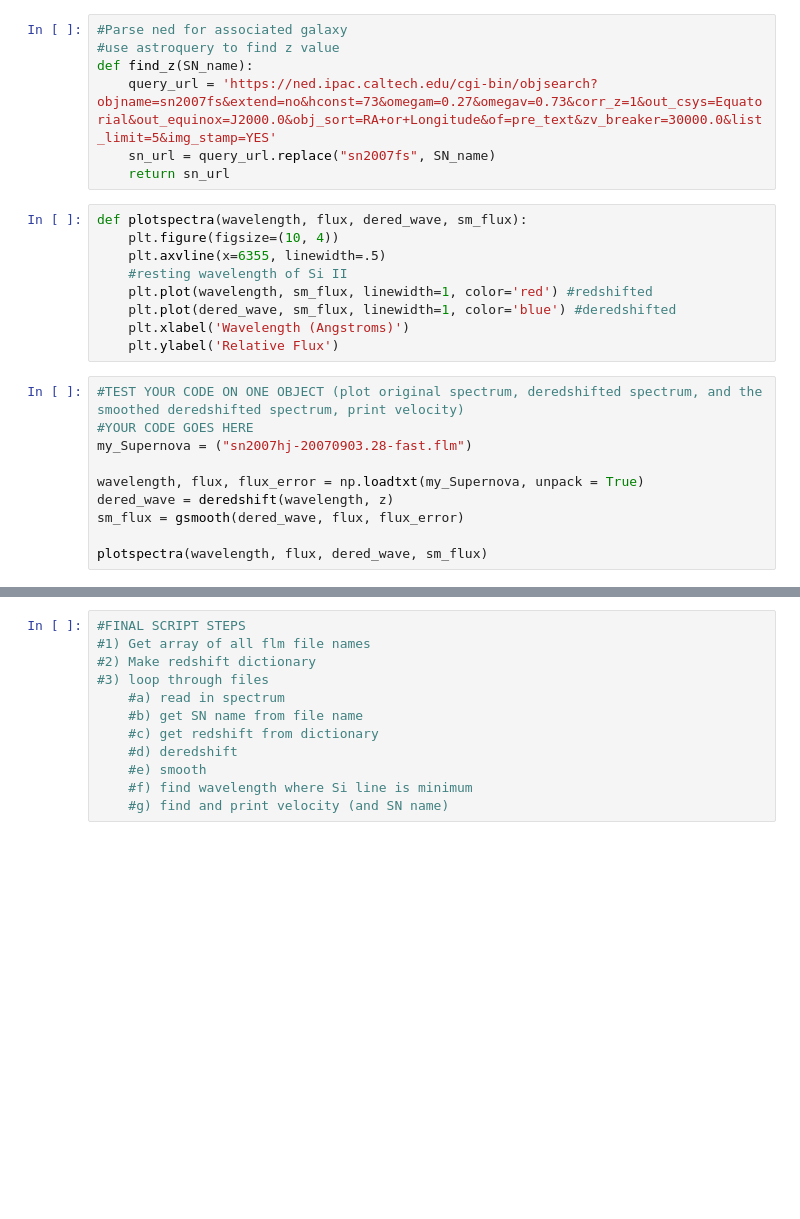
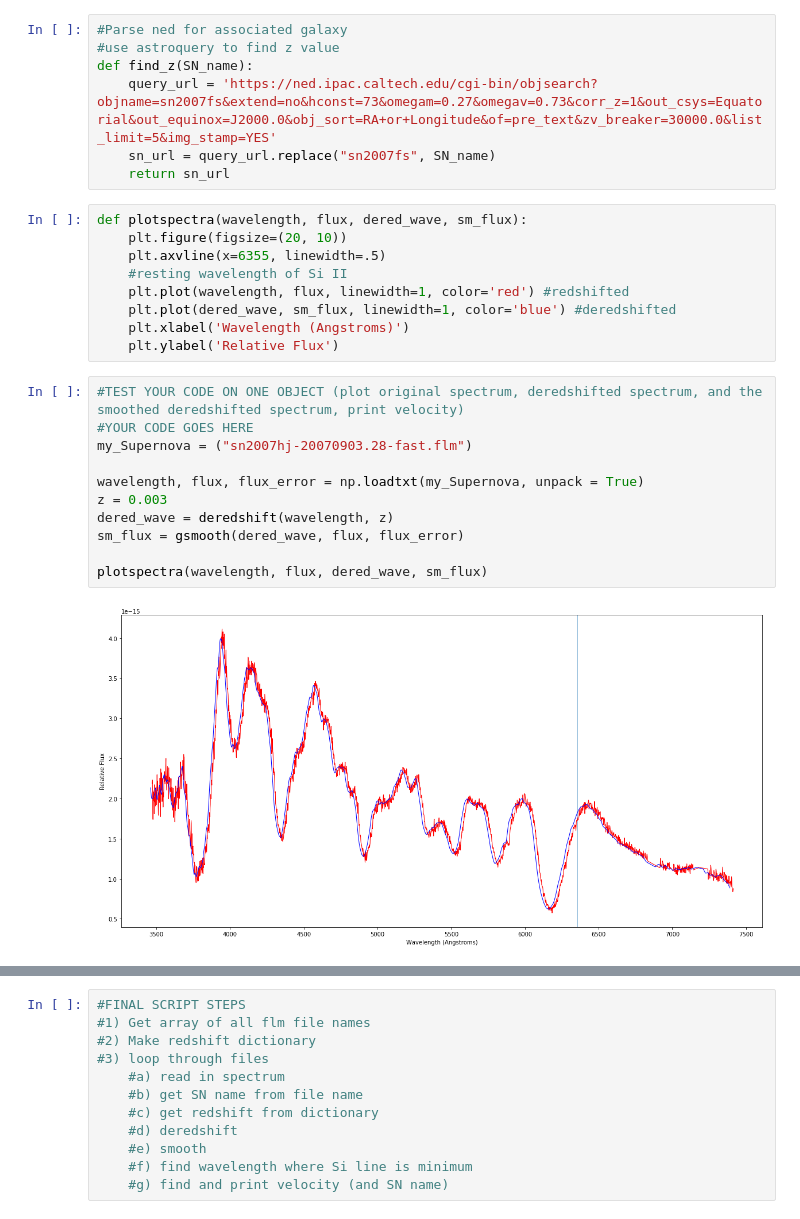
Before and after one commit to msiebert1/CfA4, a Jupyter notebook: CfA4_Spectroscopy.ipynb, the cells around one changed output, grey strips where cells are left out. Cells and saved outputs as stored; diff of their text form; blank space fills up the shorter version.

Commit message:
editted get_SN_name function, for loop, plotting code

```diff
--- a/CfA4_Spectroscopy.ipynb
+++ b/CfA4_Spectroscopy.ipynb
@@ -104,23 +121,26 @@ def find_z(SN_name):
     return sn_url
 # %%
 def plotspectra(wavelength, flux, dered_wave, sm_flux):
-    plt.figure(figsize=(10, 4))
+    plt.figure(figsize=(20, 10))
     plt.axvline(x=6355, linewidth=.5)
     #resting wavelength of Si II
-    plt.plot(wavelength, sm_flux, linewidth=1, color='red') #redshifted
+    plt.plot(wavelength, flux, linewidth=1, color='red') #redshifted
     plt.plot(dered_wave, sm_flux, linewidth=1, color='blue') #deredshifted
     plt.xlabel('Wavelength (Angstroms)')
     plt.ylabel('Relative Flux')
 # %%
 #TEST YOUR CODE ON ONE OBJECT (plot original spectrum, deredshifted spectrum, and the smoothed deredshifted spectrum, print velocity)
 #YOUR CODE GOES HERE
 my_Supernova = ("sn2007hj-20070903.28-fast.flm")
 
 wavelength, flux, flux_error = np.loadtxt(my_Supernova, unpack = True)
+z = 0.003
 dered_wave = deredshift(wavelength, z)
 sm_flux = gsmooth(dered_wave, flux, flux_error)
 
 plotspectra(wavelength, flux, dered_wave, sm_flux)
+# %% [output]
+[figure, added]
 # %%
 #YOUR CODE GOES HERE
 z_dict = make_z_dict("CfA4_info.txt")
```
Also changed, not shown: parts of 5 cells of this notebook.
